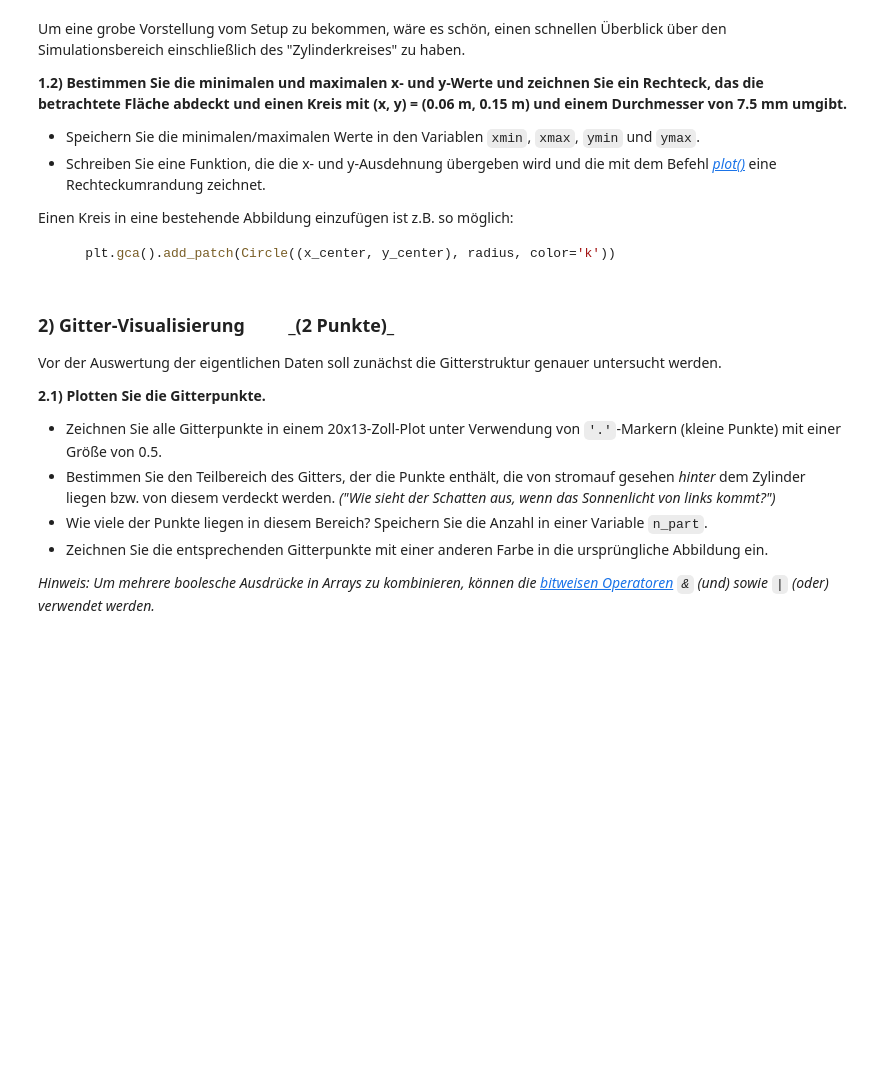
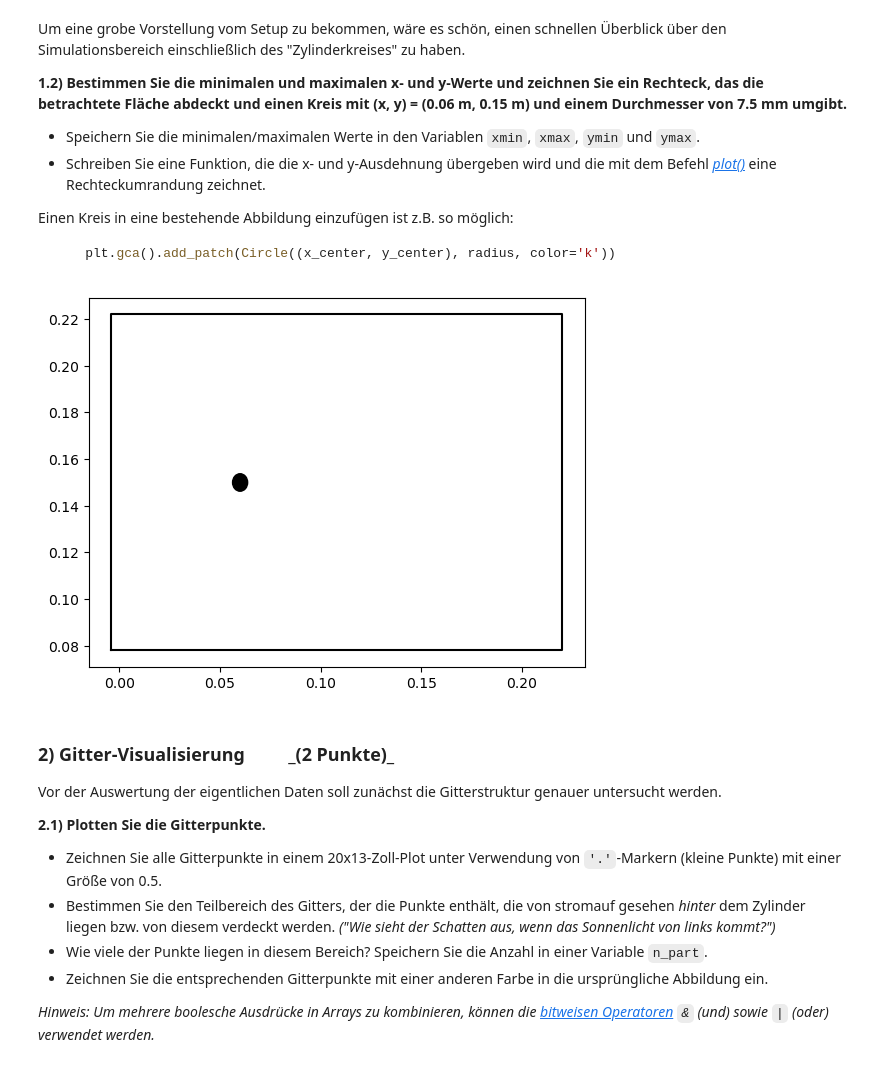
Before and after one commit to glueckf/Python-f-r-Ingenieure, a Jupyter notebook: PA3.ipynb, the cells around one changed output. Cells and saved outputs as stored; diff of their text form; code cells hidden in the pictures; blank space fills up the shorter version.

````diff
--- a/PA3.ipynb
+++ b/PA3.ipynb
@@ -35,3 +36,17 @@ import numpy as np
 _Hinweise: Die Zeilen eines Arrays `A` mit 2 Zeilen lassen sich z.B. so "entpacken": `a, b = A`. Alle Werte sind in SI-Einheiten gegeben (m und m/s). Geschwindigkeitskomponenten (hier `u, v, w`) werden in der Datei mit "U" bezeichnet, Koordinaten (hier `x, y, z`) mit "Points"._
 # %%
 # Hier eigenen Code schreiben ...
+import pandas as pd
+
+df = pd.read_csv('U_xyplane.csv')
+
+u = np.array(df['U:0'])
+v = np.array(df['U:1'])
+w = np.array(df['U:2'])
+x = np.array(df['Points:0'])
+y = np.array(df['Points:1'])
+z = np.array(df['Points:2'])
+
+n_points = len(x)
+
+print(f"Number of points: {n_points}")
@@ -53,6 +70,20 @@ Einen Kreis in eine bestehende Abbildung einzufügen ist z.B. so möglich:
 ```
 # %%
 # Hier eigenen Code schreiben ...
+xmin = x.min()
+xmax = x.max()
+ymin = y.min()
+ymax = y.max()
+
+# Plot a Square from xmin, xmax, ymin, ymax
+def plot_square(xmin, xmax, ymin, ymax):
+    plt.plot([xmin, xmax, xmax, xmin, xmin], [ymin, ymin, ymax, ymax, ymin], 'k-')
+    plt.gca().add_patch(Circle((0.06, 0.15), 0.0075/2, color='k'))
+    plt.show()
+
+plot_square(xmin, xmax, ymin, ymax)
+# %% [output]
+[figure, added]
 # %%
 # Hier sind einige Plausibilitätstests:
 assert xmax-xmin == 0.224
````
Also changed, not shown: parts of 3 cells of this notebook.
